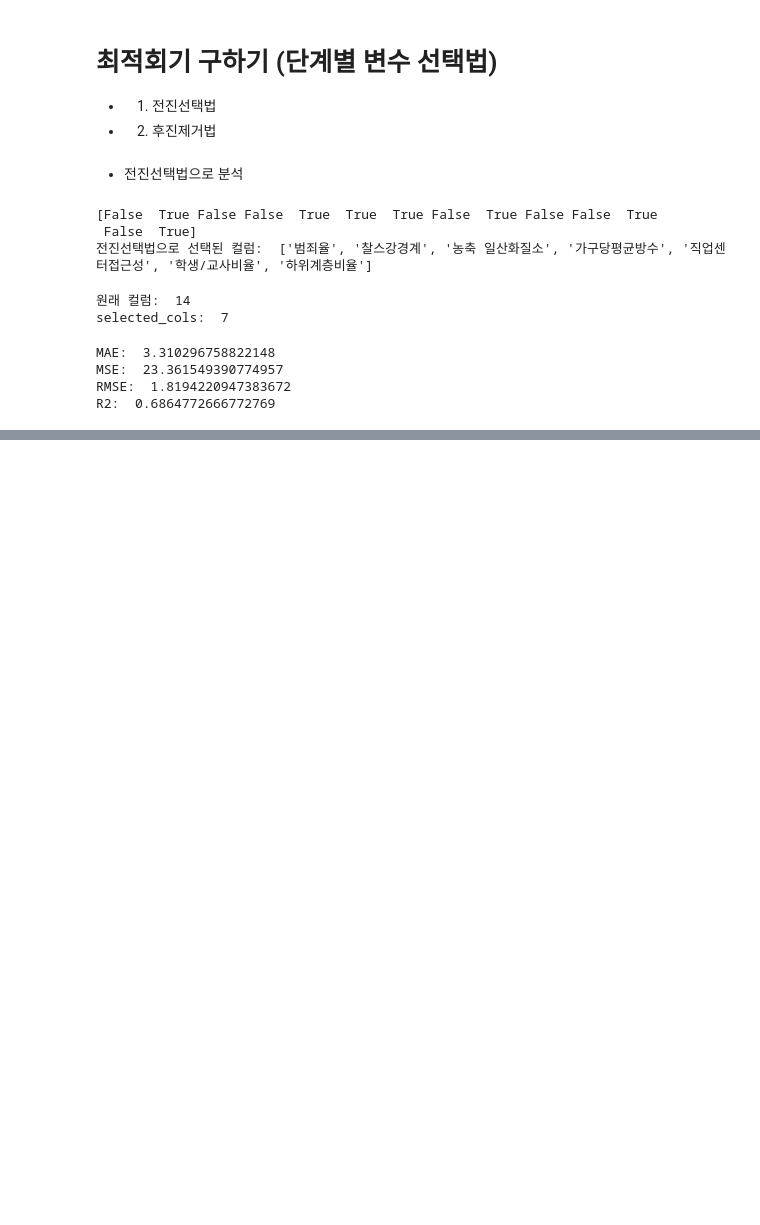
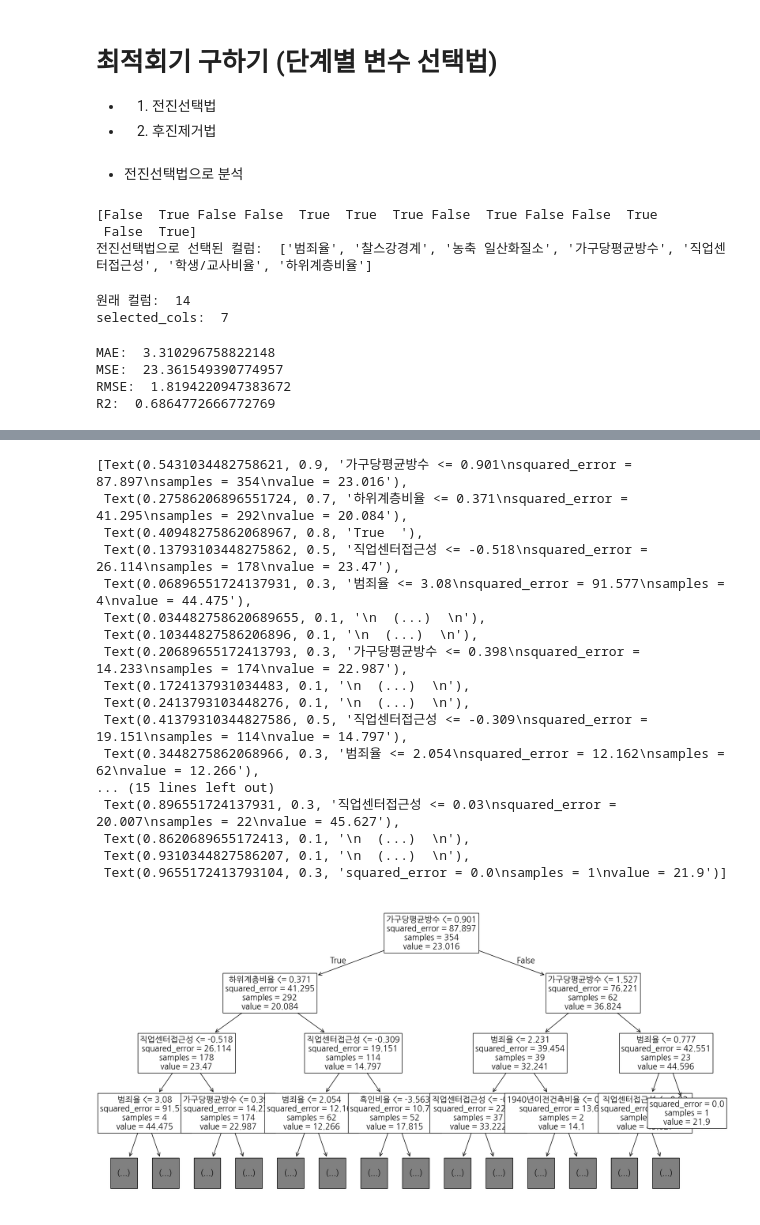
Before and after one commit to LongS1eeper/fintech_service_2nd, a Jupyter notebook: 05machine_learning/17지도학습_회귀분석_최적회귀_정규화_tree회귀.ipynb, the cells around one changed output, grey strips where cells are left out. Cells and saved outputs as stored; diff of their text form; code cells hidden in the pictures; blank space fills up the shorter version.

```diff
--- a/05machine_learning/17지도학습_회귀분석_최적회귀_정규화_tree회귀.ipynb
+++ b/05machine_learning/17지도학습_회귀분석_최적회귀_정규화_tree회귀.ipynb
@@ -280,0 +759,5 @@ R2:  0.6864772666772769
+# %%
+
+el_netCV = ElasticNetCV(alphas=alphas, l1_ratio=ratios,  cv=5, n_jobs=4, random_state=42)
+el_netCV.fit(rs_X_train, y_train)
+print(el_netCV.alpha_, el_netCV.l1_ratio_)
@@ -280,0 +803,10 @@ R2:  0.6864772666772769
+# %%
+dtr = DecisionTreeRegressor(max_depth=3, random_state=42)
+dtr.fit(rs_X_train, y_train)
+pred = dtr.predict(rs_X_test)
+dtr_result = pd.DataFrame(dtr.feature_importances_, index=dtr.feature_names_in_)
+display(dtr_result)
+print("MAE: ", mean_absolute_error(y_test, pred))
+print("MSE: ", mean_squared_error(y_test, pred))
+print("RMSE: ", np.sqrt(mean_squared_error(y_test, pred)))
+print("R2: ", r2_score(y_test, pred))
@@ -280,0 +832,13 @@ R2:  0.6864772666772769
+# %%
+for i in range(1, 10):
+    dtr = DecisionTreeRegressor(max_depth=i, random_state=42)
+    dtr.fit(rs_X_train, y_train)
+    pred = dtr.predict(rs_X_test)
+    dtr_result = pd.DataFrame(dtr.feature_importances_, index=dtr.feature_names_in_)
+#     display(dtr_result)
+    print(i)
+    print("MAE: ", mean_absolute_error(y_test, pred))
+    print("MSE: ", mean_squared_error(y_test, pred))
+    print("RMSE: ", np.sqrt(mean_squared_error(y_test, pred)))
+    print("R2: ", r2_score(y_test, pred))
+    print()
@@ -280,0 +863,10 @@ R2:  0.6864772666772769
+# %%
+dtr = DecisionTreeRegressor(max_depth=6, random_state=42)
+dtr.fit(rs_X_train, y_train)
+pred = dtr.predict(rs_X_test)
+dtr_result = pd.DataFrame(dtr.feature_importances_, index=dtr.feature_names_in_)
+display(dtr_result)
+print("MAE: ", mean_absolute_error(y_test, pred))
+print("MSE: ", mean_squared_error(y_test, pred))
+print("RMSE: ", np.sqrt(mean_squared_error(y_test, pred)))
+print("R2: ", r2_score(y_test, pred))
@@ -280,0 +894,22 @@ R2:  0.6864772666772769
+# %%
+plt.figure(figsize=(20,10))
+plot_tree(dtr, max_depth=3, feature_names=dtr.feature_names_in_, fontsize=15)
+# %% [output]
+[Text(0.5431034482758621, 0.9, '가구당평균방수 <= 0.901\nsquared_error = 87.897\nsamples = 354\nvalue = 23.016'),
+ Text(0.27586206896551724, 0.7, '하위계층비율 <= 0.371\nsquared_error = 41.295\nsamples = 292\nvalue = 20.084'),
+ Text(0.40948275862068967, 0.8, 'True  '),
+ Text(0.13793103448275862, 0.5, '직업센터접근성 <= -0.518\nsquared_error = 26.114\nsamples = 178\nvalue = 23.47'),
+ Text(0.06896551724137931, 0.3, '범죄율 <= 3.08\nsquared_error = 91.577\nsamples = 4\nvalue = 44.475'),
+ Text(0.034482758620689655, 0.1, '\n  (...)  \n'),
+ Text(0.10344827586206896, 0.1, '\n  (...)  \n'),
+ Text(0.20689655172413793, 0.3, '가구당평균방수 <= 0.398\nsquared_error = 14.233\nsamples = 174\nvalue = 22.987'),
+ Text(0.1724137931034483, 0.1, '\n  (...)  \n'),
+ Text(0.2413793103448276, 0.1, '\n  (...)  \n'),
+ Text(0.41379310344827586, 0.5, '직업센터접근성 <= -0.309\nsquared_error = 19.151\nsamples = 114\nvalue = 14.797'),
+ Text(0.3448275862068966, 0.3, '범죄율 <= 2.054\nsquared_error = 12.162\nsamples = 62\nvalue = 12.266'),
+... (15 lines left out)
+ Text(0.896551724137931, 0.3, '직업센터접근성 <= 0.03\nsquared_error = 20.007\nsamples = 22\nvalue = 45.627'),
+ Text(0.8620689655172413, 0.1, '\n  (...)  \n'),
+ Text(0.9310344827586207, 0.1, '\n  (...)  \n'),
+ Text(0.9655172413793104, 0.3, 'squared_error = 0.0\nsamples = 1\nvalue = 21.9')]
+[figure, added]
```
Also changed, not shown: parts of 42 cells of this notebook, 2 other files.
